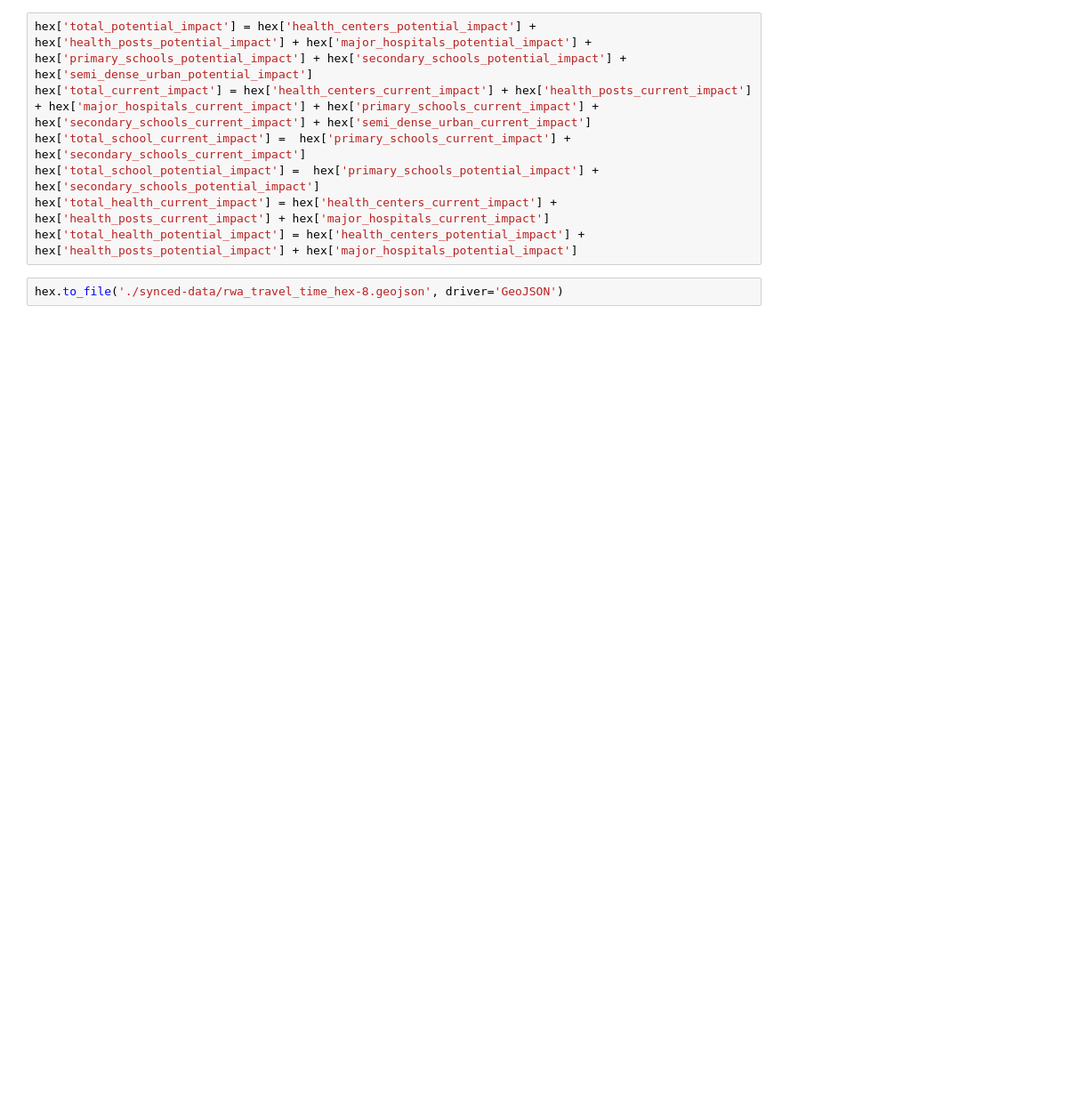
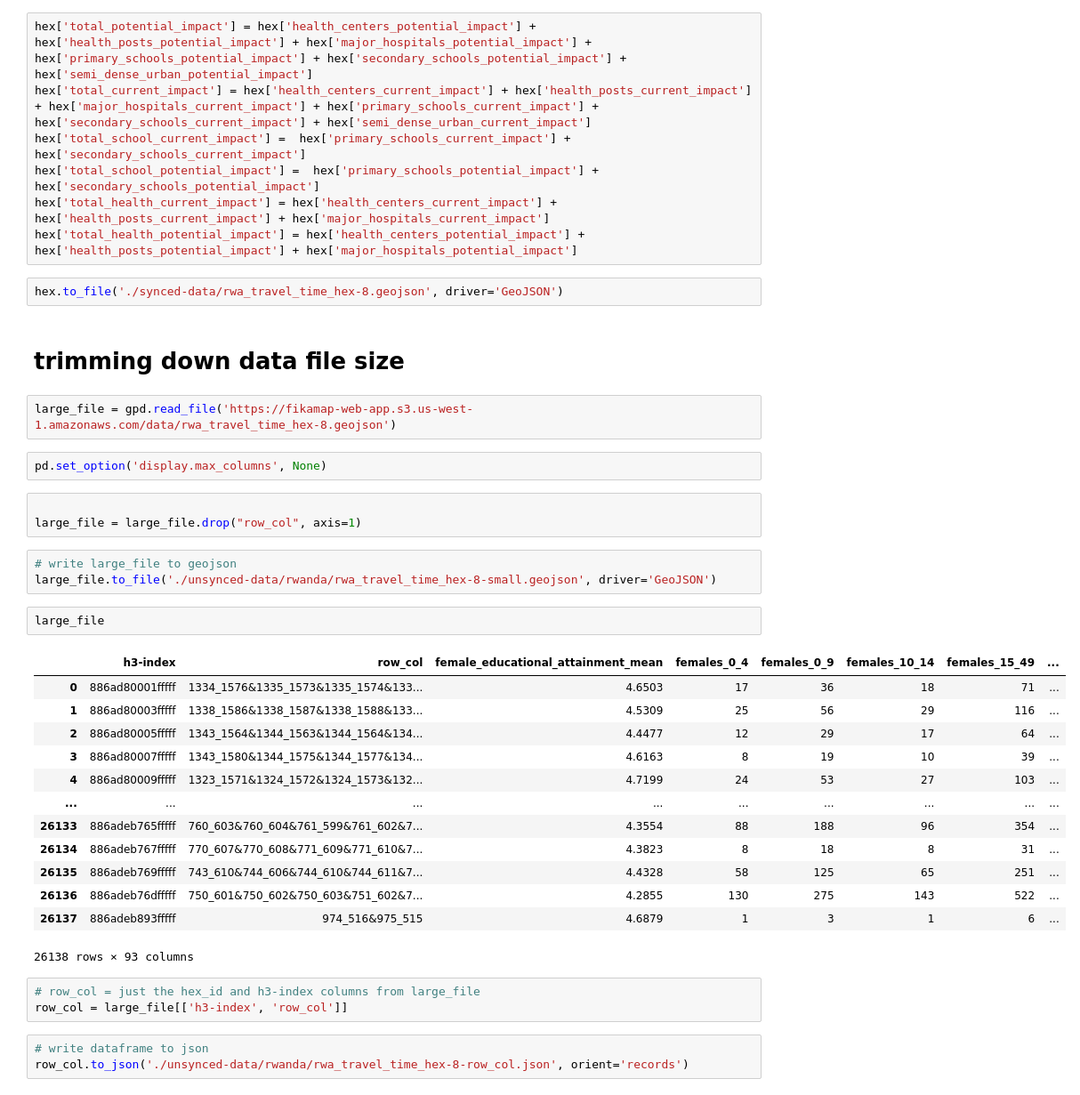
Before and after one commit to bridgestoprosperity/fika-map, a Jupyter notebook: data-prep/impact-data.ipynb, the cells around one changed output. Shown at 89% size. Cells and saved outputs as stored; diff of their text form; blank space fills up the shorter version.

```diff
--- a/data-prep/impact-data.ipynb
+++ b/data-prep/impact-data.ipynb
@@ -52,3 +52,37 @@ hex['total_health_current_impact'] = hex['health_centers_current_impact'] + hex[
 hex['total_health_potential_impact'] = hex['health_centers_potential_impact'] + hex['health_posts_potential_impact'] + hex['major_hospitals_potential_impact']
 # %%
 hex.to_file('./synced-data/rwa_travel_time_hex-8.geojson', driver='GeoJSON')
+# %% [markdown]
+# trimming down data file size
+# %%
+large_file = gpd.read_file('https://fikamap-web-app.s3.us-west-1.amazonaws.com/data/rwa_travel_time_hex-8.geojson')
+# %%
+pd.set_option('display.max_columns', None)
+# %%
+
+large_file = large_file.drop("row_col", axis=1)
+# %%
+# write large_file to geojson
+large_file.to_file('./unsynced-data/rwanda/rwa_travel_time_hex-8-small.geojson', driver='GeoJSON')
+# %%
+large_file
+# %% [output]
+|  | h3-index | row_col | female_educational_attainment_mean | females_0_4 | females_0_9 | females_10_14 | females_15_49 | ... |
+| 0 | 886ad80001fffff | 1334_1576&1335_1573&1335_1574&133... | 4.6503 | 17 | 36 | 18 | 71 | ... |
+| 1 | 886ad80003fffff | 1338_1586&1338_1587&1338_1588&133... | 4.5309 | 25 | 56 | 29 | 116 | ... |
+| 2 | 886ad80005fffff | 1343_1564&1344_1563&1344_1564&134... | 4.4477 | 12 | 29 | 17 | 64 | ... |
+| 3 | 886ad80007fffff | 1343_1580&1344_1575&1344_1577&134... | 4.6163 | 8 | 19 | 10 | 39 | ... |
+| 4 | 886ad80009fffff | 1323_1571&1324_1572&1324_1573&132... | 4.7199 | 24 | 53 | 27 | 103 | ... |
+| ... | ... | ... | ... | ... | ... | ... | ... | ... |
+| 26133 | 886adeb765fffff | 760_603&760_604&761_599&761_602&7... | 4.3554 | 88 | 188 | 96 | 354 | ... |
+| 26134 | 886adeb767fffff | 770_607&770_608&771_609&771_610&7... | 4.3823 | 8 | 18 | 8 | 31 | ... |
+| 26135 | 886adeb769fffff | 743_610&744_606&744_610&744_611&7... | 4.4328 | 58 | 125 | 65 | 251 | ... |
+| 26136 | 886adeb76dfffff | 750_601&750_602&750_603&751_602&7... | 4.2855 | 130 | 275 | 143 | 522 | ... |
+| 26137 | 886adeb893fffff | 974_516&975_515 | 4.6879 | 1 | 3 | 1 | 6 | ... |
+26138 rows × 93 columns
+# %%
+# row_col = just the hex_id and h3-index columns from large_file
+row_col = large_file[['h3-index', 'row_col']]
+# %%
+# write dataframe to json
+row_col.to_json('./unsynced-data/rwanda/rwa_travel_time_hex-8-row_col.json', orient='records')
```
Also changed, not shown: 7 other files.
